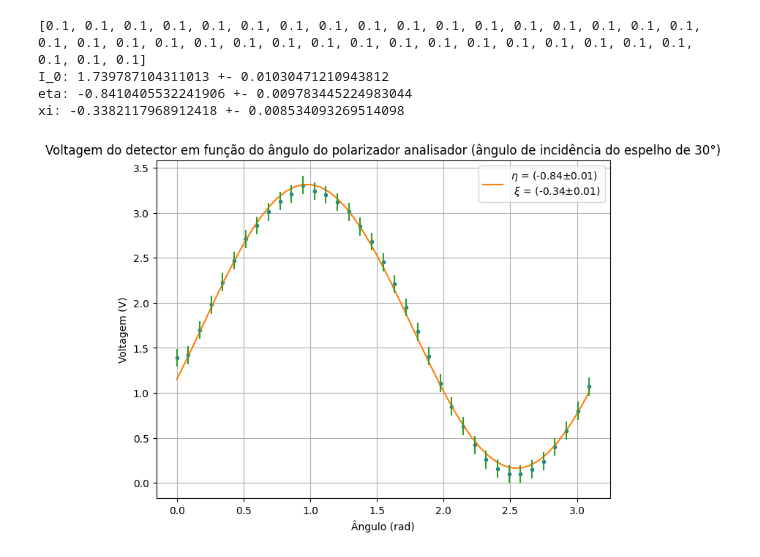
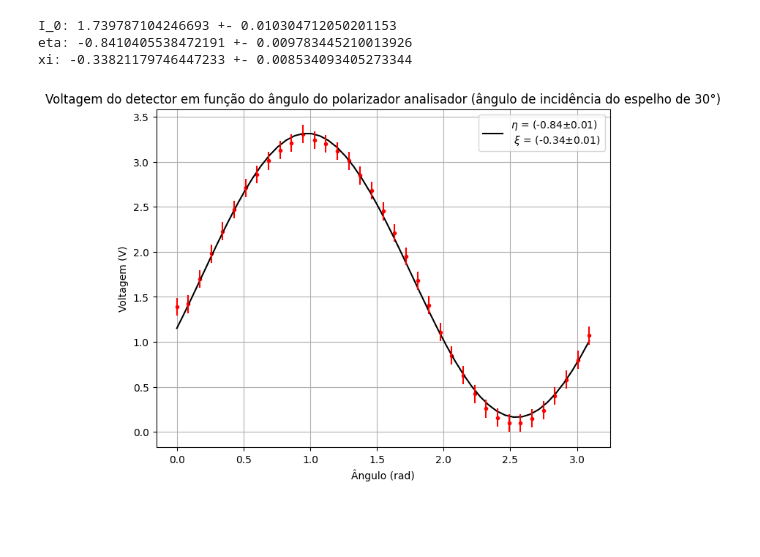
Before and after one commit to Vicpepe12/Estudos, a Jupyter notebook: Python/Exp3Atv3/Exp3Atv3.ipynb, the cells around one changed output. Cells and saved outputs as stored; diff of their text form; code cells hidden in the pictures; blank space fills up the shorter version.

```diff
--- a/Python/Exp3Atv3/Exp3Atv3.ipynb
+++ b/Python/Exp3Atv3/Exp3Atv3.ipynb
@@ -12,6 +12,7 @@ dadosArray = np.array(dados)
 xData = []
 yData = []
 Dy = []
+
 for i in dadosArray:
     xData.append(float(i[0]))
     yData.append(float(i[1]))
@@ -26,43 +27,55 @@ popt, pcov = curve_fit(
     ydata = yData,
     sigma = Dy
 )
+
 i0_p, eta_p, xi_p = popt
 perr = np.sqrt(np.diag(pcov))
 Di0, Deta, Dxi = perr
+
 print("I_0:", i0_p,"+-", Di0)
 print("eta:", eta_p,"+-", Deta)
 print("xi:", xi_p,"+-", Dxi)
 
-def ModelAndScatterPlot(graphWidth, graphHeight):
+def dataPlot(graphWidth, graphHeight):
     f = plt.figure(figsize=(graphWidth/100.0, graphHeight/100.0), dpi=100)
     grafico = f.add_subplot(111)
 
     # plot dos pontos
-    grafico.plot(xData, yData, 'D', marker = '.')
+    grafico.plot(xData, yData, 'D', marker = '.', color = 'red')
 
     # define ajuste a partir dos parametros
     xModel = np.linspace(min(xData), max(xData))
     yModel = func(xModel, i0_p, eta_p, xi_p)
 
     # plot do ajuste
-    grafico.plot(xModel, yModel, label= str("$\eta$ = (%1.2f$\pm$%1.2f)\n " % (eta_p, Deta) + r"$\xi$ = (%1.2f$\pm$%1.2f)" % (xi_p, Dxi)))
-    grafico.errorbar(xData, yData, yerr = Dy, ls='None')
+    grafico.plot(xModel, yModel, label= str("$\eta$ = (%1.2f$\pm$%1.2f)\n " % (eta_p, Deta) + "$\\xi$ = (%1.2f$\pm$%1.2f)" % (xi_p, Dxi)), color = 'black')
+    grafico.errorbar(xData, yData, yerr = Dy, ls='None', color = 'red')
 
     grafico.grid(True)
     grafico.set_xlabel('Ângulo (rad)') # eixo x
     grafico.set_ylabel('Voltagem (V)') # eixo y
     grafico.set_title('Voltagem do detector em função do ângulo do polarizador analisador (ângulo de incidência do espelho de 30°)') #título
     grafico.legend(loc = 'upper right')
 
+    plt.savefig('Acr25graus.png')
     plt.show()
     plt.close('all')
 
 graphWidth = 800
 graphHeight = 600
-ModelAndScatterPlot(graphWidth, graphHeight)
+dataPlot(graphWidth, graphHeight)
+
+# Resíduos:
+
+yAjuste = []
+for i in xData:
+    np.append(yAjuste,func(i, i0_p, eta_p, xi_p))
+
+residuosAbsolutos = []
+for i in yAjuste:
+    np.append(residuosAbsolutos, yData[i] - yAjuste[i])
 # %% [output]
-[0.1, 0.1, 0.1, 0.1, 0.1, 0.1, 0.1, 0.1, 0.1, 0.1, 0.1, 0.1, 0.1, 0.1, 0.1, 0.1, 0.1, 0.1, 0.1, 0.1, 0.1, 0.1, 0.1, 0.1, 0.1, 0.1, 0.1, 0.1, 0.1, 0.1, 0.1, 0.1, 0.1, 0.1, 0.1, 0.1, 0.1]
-I_0: 1.739787104311013 +- 0.01030471210943812
-eta: -0.8410405532241906 +- 0.009783445224983044
-xi: -0.3382117968912418 +- 0.008534093269514098
+I_0: 1.739787104246693 +- 0.010304712050201153
+eta: -0.8410405538472191 +- 0.009783445210013926
+xi: -0.33821179746447233 +- 0.008534093405273344
-[figure, old version]
+[figure, new version]
```
Also changed, not shown: parts of 5 cells of this notebook, 14 other files.
